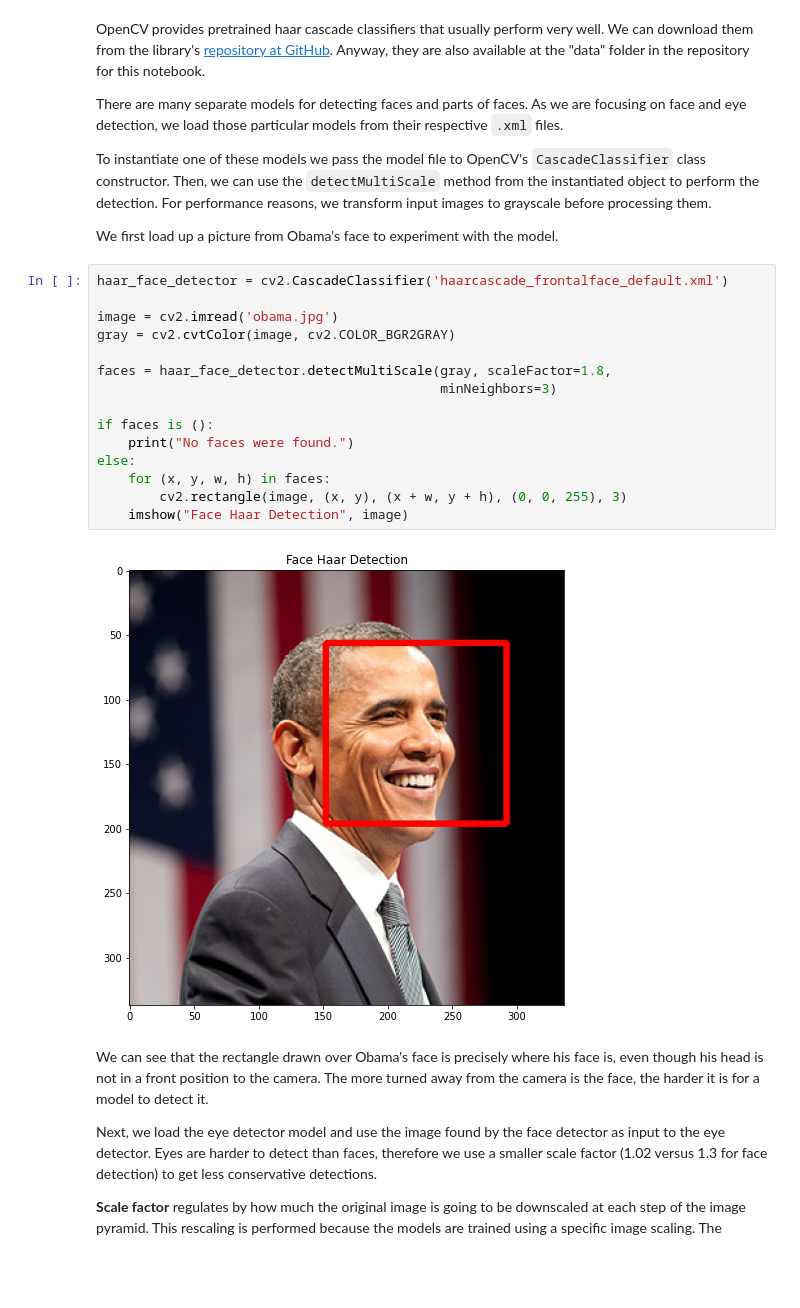
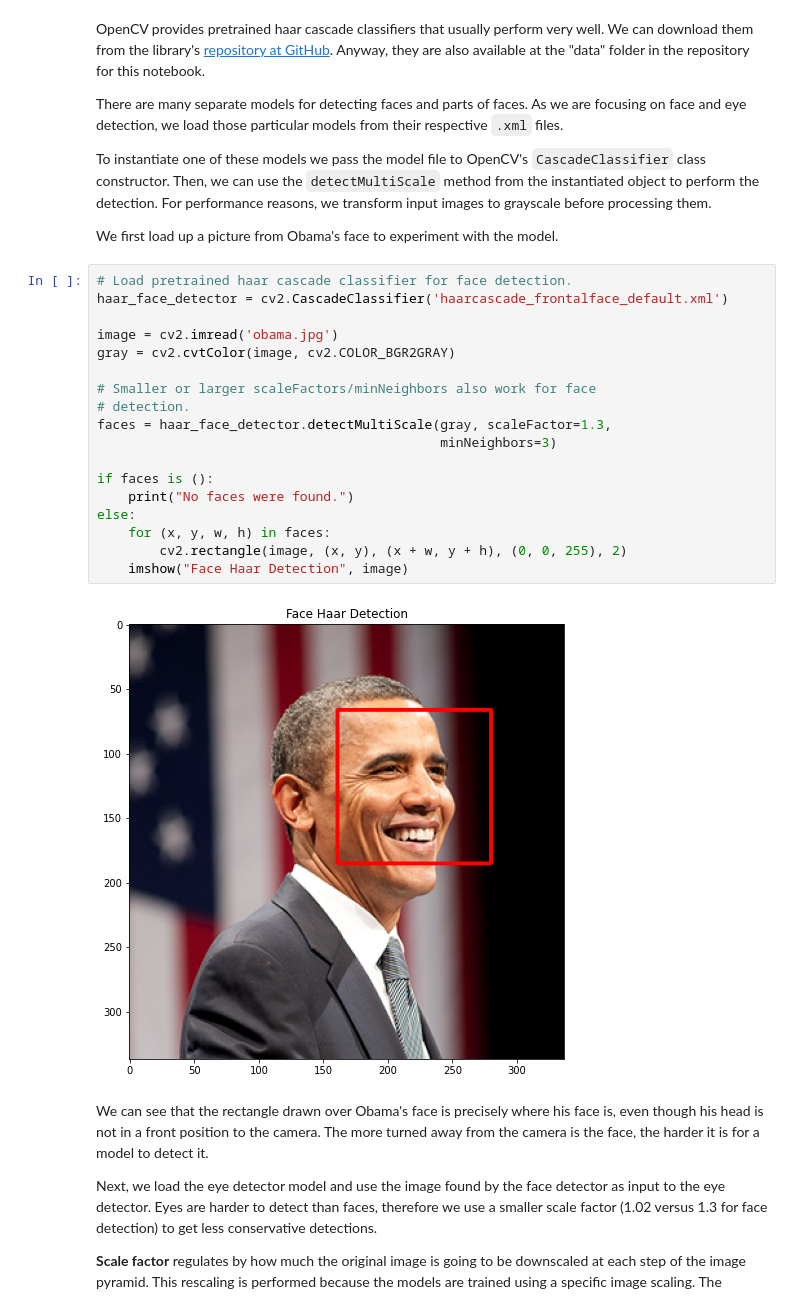
Before and after one commit to guilhermedom/facial-feature-haar-detection, a Jupyter notebook: notebooks/1.0-gdfs-haar-classifier-detecting-faces-and-eyes.ipynb, the cells around one changed output. Cells and saved outputs as stored; diff of their text form; blank space fills up the shorter version.

```diff
--- a/notebooks/1.0-gdfs-haar-classifier-detecting-faces-and-eyes.ipynb
+++ b/notebooks/1.0-gdfs-haar-classifier-detecting-faces-and-eyes.ipynb
@@ -37,22 +37,25 @@ To instantiate one of these models we pass the model file to OpenCV's `CascadeCl
 
 We first load up a picture from Obama's face to experiment with the model.
 # %%
+# Load pretrained haar cascade classifier for face detection.
 haar_face_detector = cv2.CascadeClassifier('haarcascade_frontalface_default.xml')
 
 image = cv2.imread('obama.jpg')
 gray = cv2.cvtColor(image, cv2.COLOR_BGR2GRAY)
 
-faces = haar_face_detector.detectMultiScale(gray, scaleFactor=1.8,
+# Smaller or larger scaleFactors/minNeighbors also work for face
+# detection.
+faces = haar_face_detector.detectMultiScale(gray, scaleFactor=1.3,
                                             minNeighbors=3)
 
 if faces is ():
     print("No faces were found.")
 else:
     for (x, y, w, h) in faces:
-        cv2.rectangle(image, (x, y), (x + w, y + h), (0, 0, 255), 3)
+        cv2.rectangle(image, (x, y), (x + w, y + h), (0, 0, 255), 2)
     imshow("Face Haar Detection", image)
 # %% [output]
-[figure, old version]
+[figure, new version]
 # %% [markdown]
 We can see that the rectangle drawn over Obama's face is precisely where his face is, even though his head is not in a front position to the camera. The more turned away from the camera is the face, the harder it is for a model to detect it.
 
```
Also changed, not shown: parts of 5 cells of this notebook.
